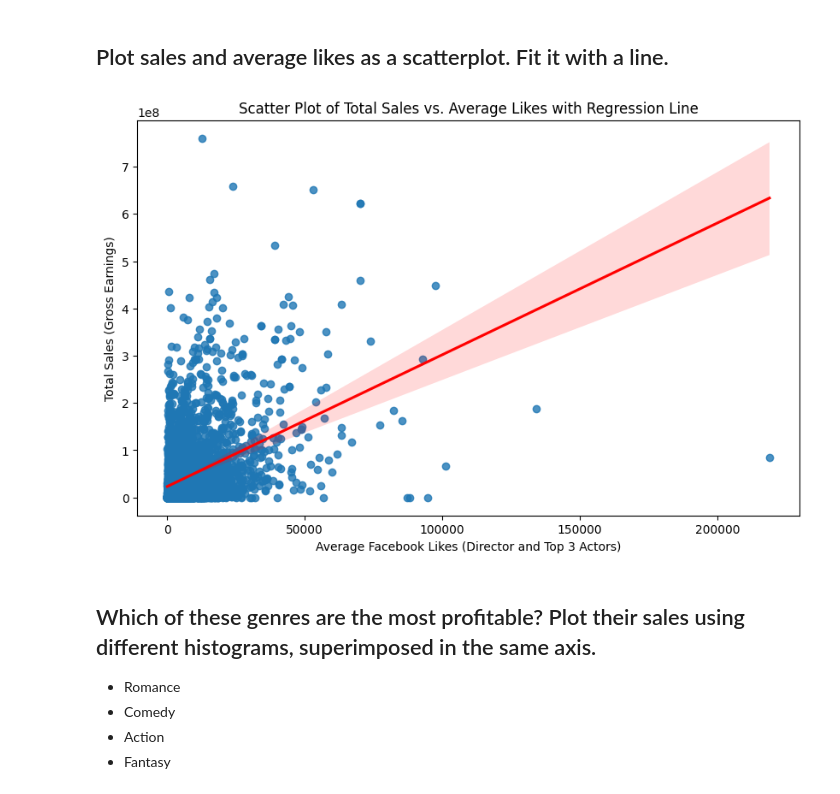
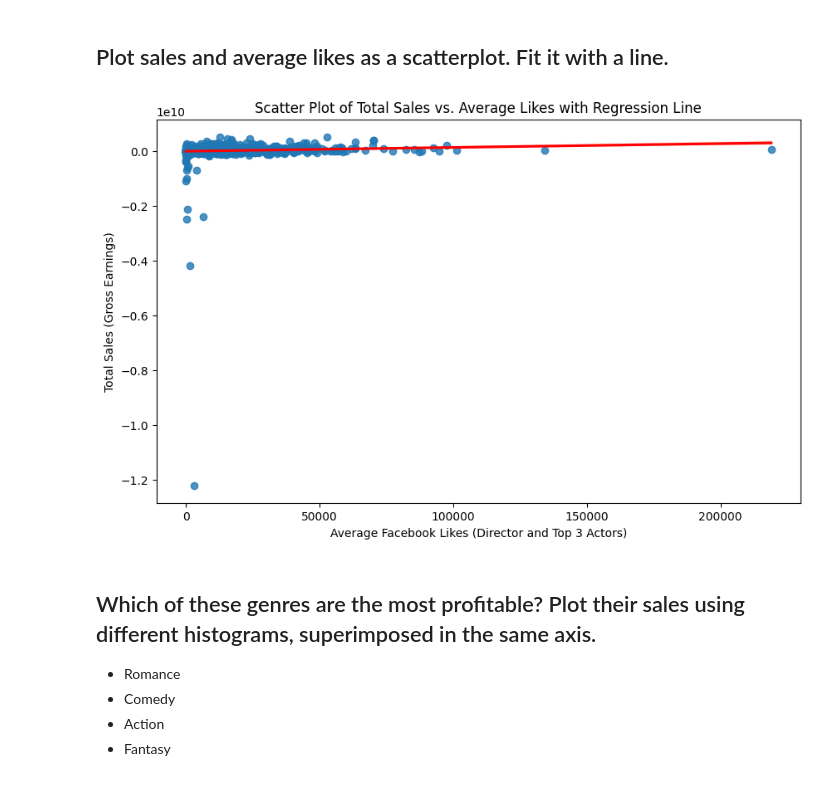
Before and after one commit to JorgeGuiller/MachineLearning, a Jupyter notebook: Gonzales[hw2].ipynb, the cells around one changed output. Drawn from its saved outputs; the diff is of its cells as text; code cells hidden in the pictures.

```diff
--- a/Gonzales[hw2].ipynb
+++ b/Gonzales[hw2].ipynb
@@ -93,13 +93,13 @@ dtype: float64
 # %%
 data['average_likes'] = data[['director_facebook_likes','cast_total_facebook_likes', 'movie_facebook_likes']].mean(axis=1)
 plt.figure(figsize=(10, 6))
-sns.regplot(x='average_likes', y='gross', data=data, line_kws={'color':'red'})
+sns.regplot(x='average_likes', y='sales', data=data, line_kws={'color':'red'})
 plt.xlabel('Average Facebook Likes (Director and Top 3 Actors)')
 plt.ylabel('Total Sales (Gross Earnings)')
 plt.title('Scatter Plot of Total Sales vs. Average Likes with Regression Line')
 plt.show()
 # %% [output]
-[figure, old version]
+[figure, new version]
 # %% [markdown]
 ## Which of these genres are the most profitable? Plot their sales using different histograms, superimposed in the same axis.
 
```
